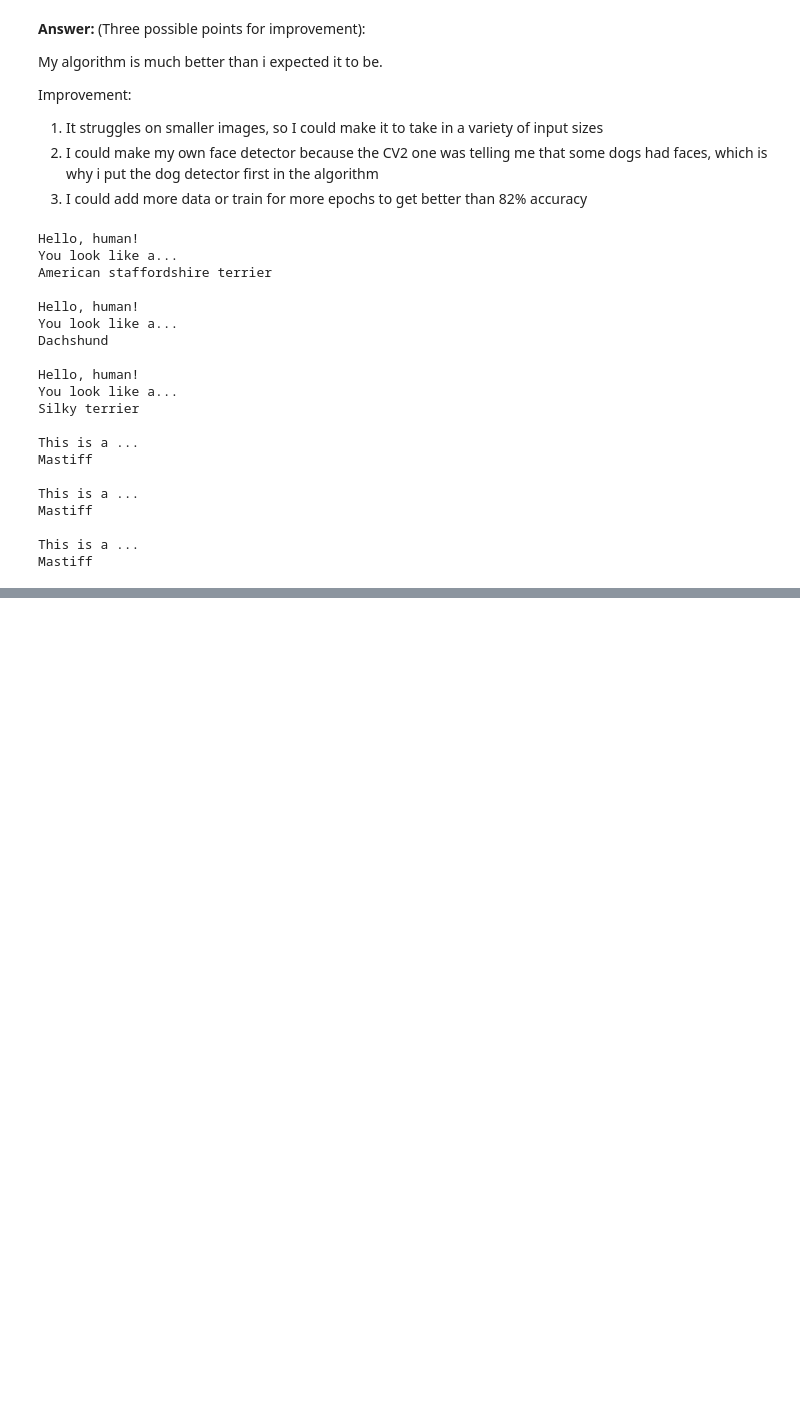
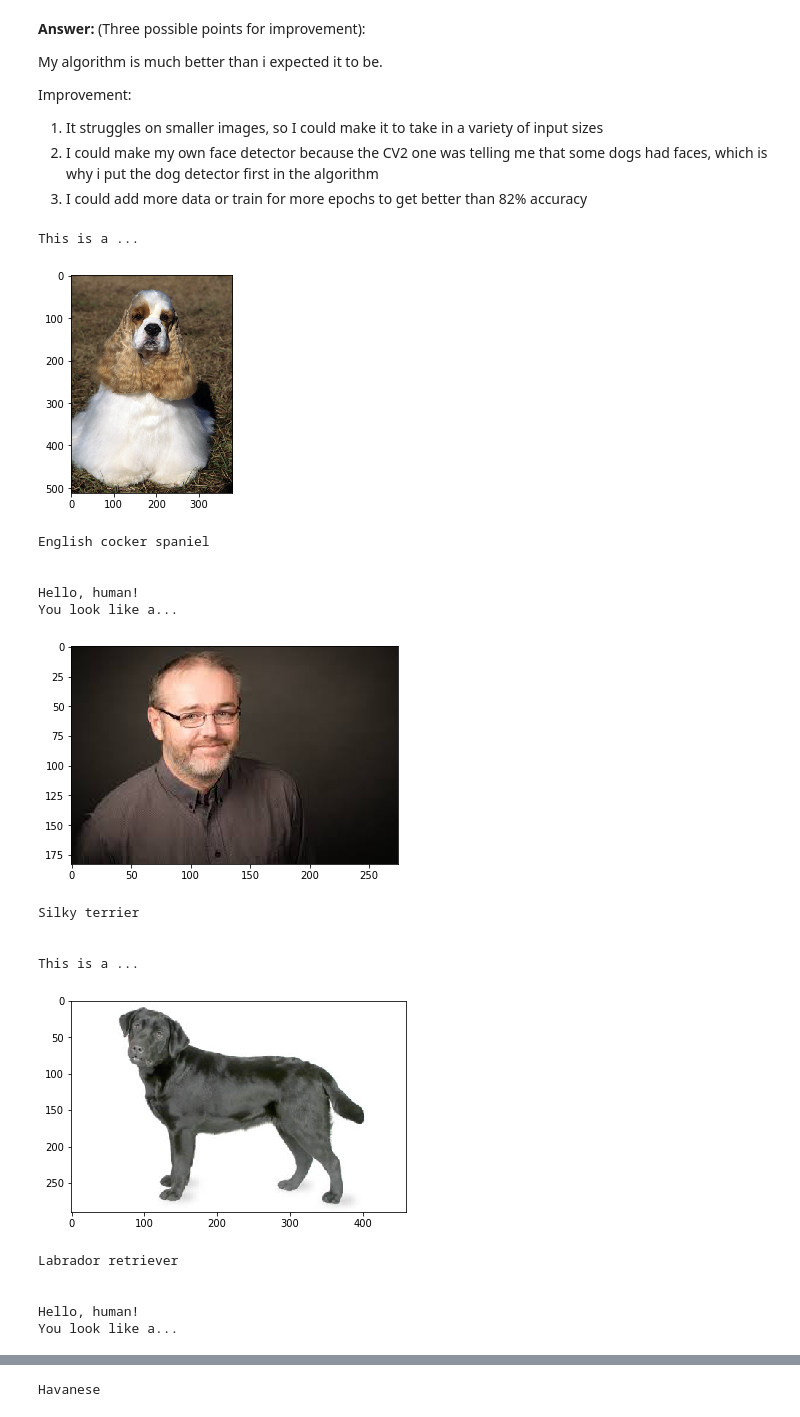
Before and after one commit to ryanbrwr/Dog-Breed-Classification, a Jupyter notebook: dog_app.ipynb, the cells around one changed output, grey strips where cells are left out. Cells and saved outputs as stored; diff of their text form; code cells hidden in the pictures; blank space fills up the shorter version.

Commit message:
refactor: Added more tests on the app

```diff
--- a/dog_app.ipynb
+++ b/dog_app.ipynb
@@ -575,16 +575,31 @@ Some sample output for our algorithm is provided below, but feel free to design
 # %%
 ### TODO: Write your algorithm.
 ### Feel free to use as many code cells as needed.
+import cv2
+import matplotlib.pyplot as plt
+
+def display_image(img_path):
+
+    img = cv2.imread(img_path)
+    cv_rgb = cv2.cvtColor(img, cv2.COLOR_BGR2RGB)
+    plt.imshow(cv_rgb)
+    plt.show()
 
 def run_app(img_path):
     ## handle cases for a human face, dog, and neither
     if dog_detector(img_path):
         print('This is a ...')
+        display_image(img_path)
         print(predict_breed_transfer(img_path))
+        print('')
+        print('')
     elif face_detector(img_path):
         print('Hello, human!')
         print('You look like a...')
+        display_image(img_path)
         print(predict_breed_transfer(img_path))
+        print('')
+        print('')
     else:
         print('>>ERROR: No dog or human detected; try again<<')
 # %% [markdown]
@@ -612,33 +627,29 @@ Improvement:
 # %%
 ## TODO: Execute your algorithm from Step 6 on
 ## at least 6 images on your computer.
 ## Feel free to use as many code cells as needed.
 ## suggested code, below
 
-for link in human_files_short[:3]:
-    run_app(link)
-    print("")
-for link in dog_files_short[:3]:
-    run_app(link)
-    print("")
+run_app('test_images/cocker.jpg')
+run_app('test_images/guy.jpeg')
+run_app('test_images/dog.jpg')
+run_app('test_images/girl.jpg')
 # %% [output]
-Hello, human!
-You look like a...
-American staffordshire terrier
-
-Hello, human!
-You look like a...
-Dachshund
-
-Hello, human!
-You look like a...
-Silky terrier
-
 This is a ...
-Mastiff
-
-This is a ...
-Mastiff
-
-This is a ...
-Mastiff
+[figure, added]
+English cocker spaniel
+
+
+Hello, human!
+You look like a...
+[figure, added]
+Silky terrier
+
+
+This is a ...
+[figure, added]
+Labrador retriever
+
+
+Hello, human!
+You look like a...
@@ -644,0 +657 @@ Mastiff
+Havanese
```
Also changed, not shown: parts of 4 cells of this notebook, 2 other files.
